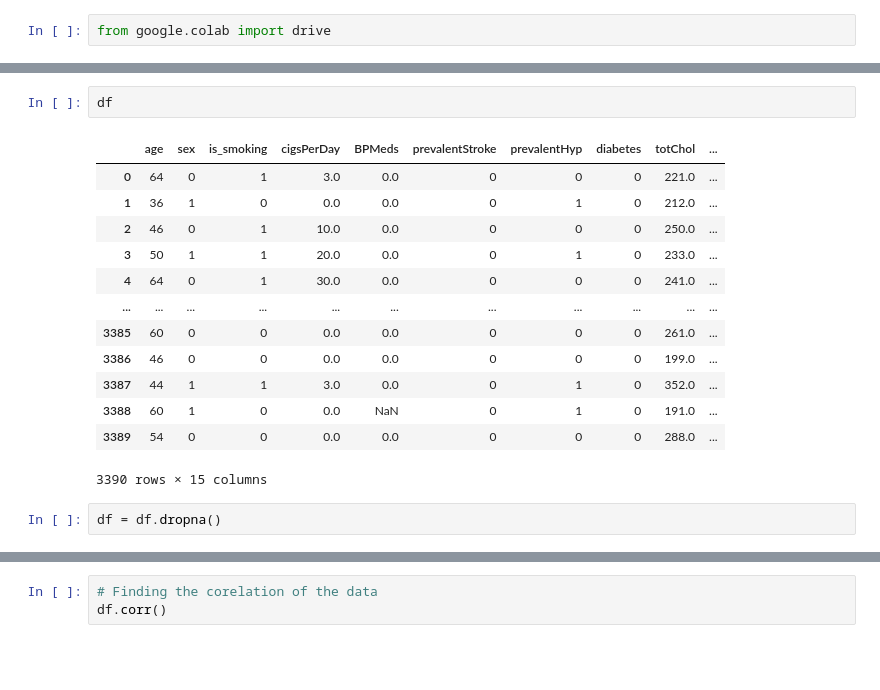
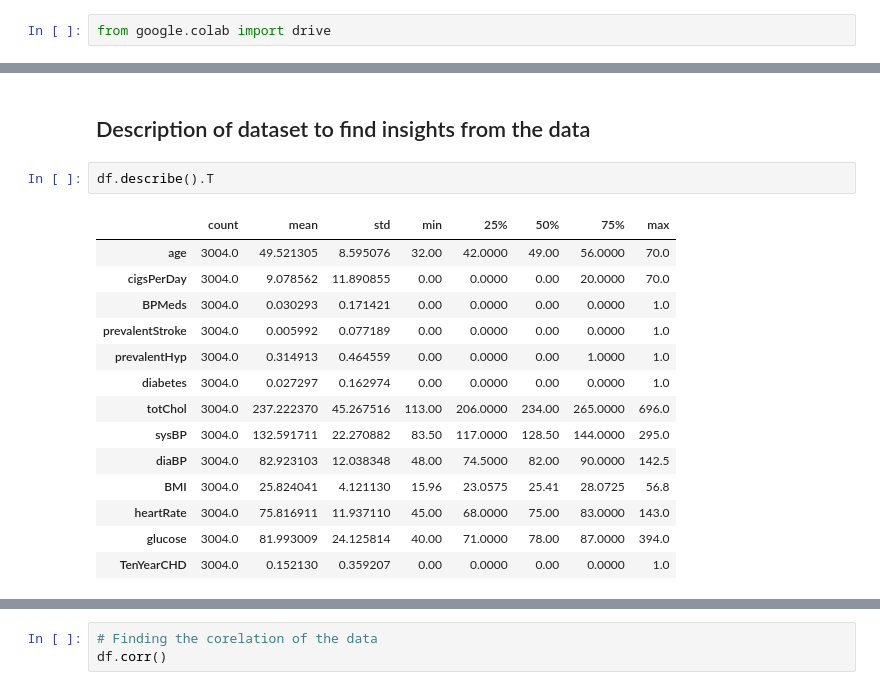
Before and after one commit to mukul9155/Cardiovascular-disease-prediction, a Jupyter notebook: Cardiovasular_disease_prediction.ipynb, the cells around one changed output, grey strips where cells are left out. Drawn from its saved outputs; the diff is of its cells as text; blank space fills up the shorter version.

```diff
--- a/Cardiovasular_disease_prediction.ipynb
+++ b/Cardiovasular_disease_prediction.ipynb
@@ -120,18 +308,19 @@ df['is_smoking'].replace({'YES':'1','NO':'0'}, inplace = True)
+# %% [markdown]
+## Description of dataset to find insights from the data
 # %%
-df
+df.describe().T
 # %% [output]
-|  | age | sex | is_smoking | cigsPerDay | BPMeds | prevalentStroke | prevalentHyp | diabetes | totChol | ... |
-| 0 | 64 | 0 | 1 | 3.0 | 0.0 | 0 | 0 | 0 | 221.0 | ... |
-| 1 | 36 | 1 | 0 | 0.0 | 0.0 | 0 | 1 | 0 | 212.0 | ... |
-| 2 | 46 | 0 | 1 | 10.0 | 0.0 | 0 | 0 | 0 | 250.0 | ... |
-| 3 | 50 | 1 | 1 | 20.0 | 0.0 | 0 | 1 | 0 | 233.0 | ... |
-| 4 | 64 | 0 | 1 | 30.0 | 0.0 | 0 | 0 | 0 | 241.0 | ... |
-| ... | ... | ... | ... | ... | ... | ... | ... | ... | ... | ... |
-| 3385 | 60 | 0 | 0 | 0.0 | 0.0 | 0 | 0 | 0 | 261.0 | ... |
-| 3386 | 46 | 0 | 0 | 0.0 | 0.0 | 0 | 0 | 0 | 199.0 | ... |
-| 3387 | 44 | 1 | 1 | 3.0 | 0.0 | 0 | 1 | 0 | 352.0 | ... |
-| 3388 | 60 | 1 | 0 | 0.0 | NaN | 0 | 1 | 0 | 191.0 | ... |
-| 3389 | 54 | 0 | 0 | 0.0 | 0.0 | 0 | 0 | 0 | 288.0 | ... |
+|  | count | mean | std | min | 25% | 50% | 75% | max |
+| age | 3004.0 | 49.521305 | 8.595076 | 32.00 | 42.0000 | 49.00 | 56.0000 | 70.0 |
+| cigsPerDay | 3004.0 | 9.078562 | 11.890855 | 0.00 | 0.0000 | 0.00 | 20.0000 | 70.0 |
+| BPMeds | 3004.0 | 0.030293 | 0.171421 | 0.00 | 0.0000 | 0.00 | 0.0000 | 1.0 |
+| prevalentStroke | 3004.0 | 0.005992 | 0.077189 | 0.00 | 0.0000 | 0.00 | 0.0000 | 1.0 |
+| prevalentHyp | 3004.0 | 0.314913 | 0.464559 | 0.00 | 0.0000 | 0.00 | 1.0000 | 1.0 |
+| diabetes | 3004.0 | 0.027297 | 0.162974 | 0.00 | 0.0000 | 0.00 | 0.0000 | 1.0 |
+| totChol | 3004.0 | 237.222370 | 45.267516 | 113.00 | 206.0000 | 234.00 | 265.0000 | 696.0 |
+| sysBP | 3004.0 | 132.591711 | 22.270882 | 83.50 | 117.0000 | 128.50 | 144.0000 | 295.0 |
+| diaBP | 3004.0 | 82.923103 | 12.038348 | 48.00 | 74.5000 | 82.00 | 90.0000 | 142.5 |
+| BMI | 3004.0 | 25.824041 | 4.121130 | 15.96 | 23.0575 | 25.41 | 28.0725 | 56.8 |
+| heartRate | 3004.0 | 75.816911 | 11.937110 | 45.00 | 68.0000 | 75.00 | 83.0000 | 143.0 |
+| glucose | 3004.0 | 81.993009 | 24.125814 | 40.00 | 71.0000 | 78.00 | 87.0000 | 394.0 |
+| TenYearCHD | 3004.0 | 0.152130 | 0.359207 | 0.00 | 0.0000 | 0.00 | 0.0000 | 1.0 |
-3390 rows × 15 columns
-# %%
-df = df.dropna()
```
Also changed, not shown: parts of 81 cells of this notebook.
